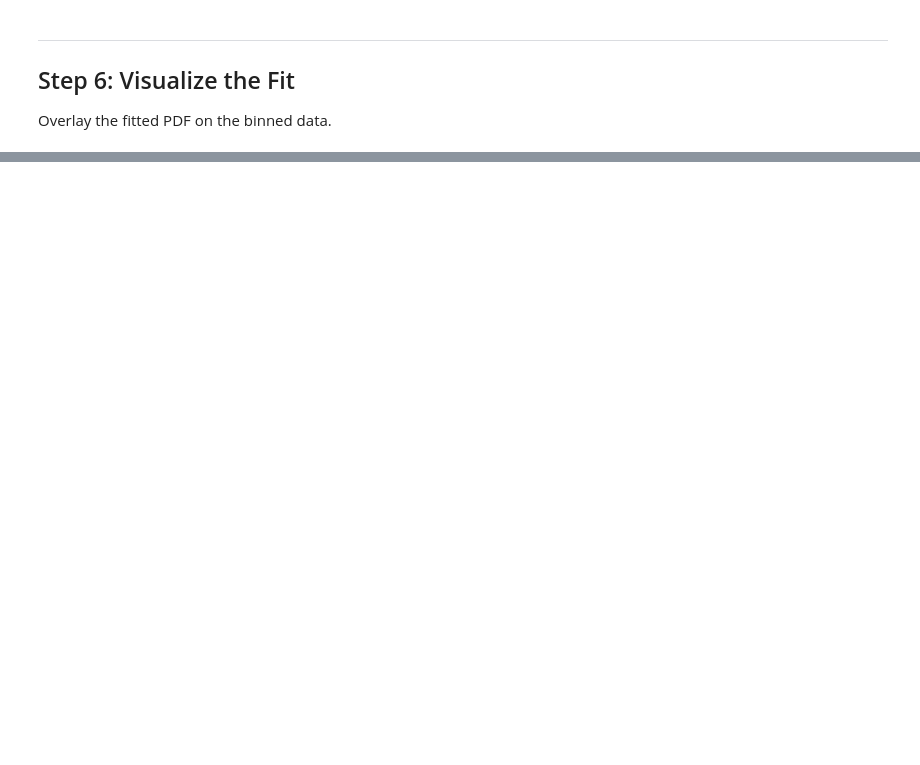
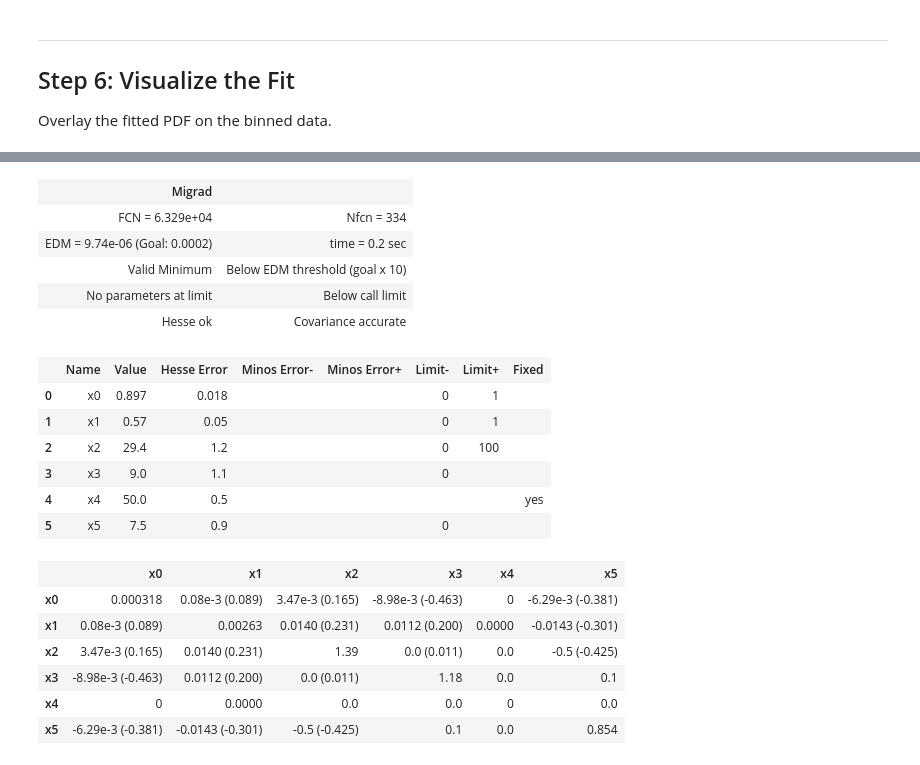
Before and after one commit to treywarner72/convolution, a Jupyter notebook: fitlib_demo.ipynb, the cells around one changed output, grey strips where cells are left out. Saved outputs shown, nothing was run; the diff lists cells and outputs as text; code cells hidden in the pictures; blank space fills up the shorter version.

```diff
--- a/fitlib_demo.ipynb
+++ b/fitlib_demo.ipynb
@@ -121,0 +139,2 @@ This example will showcase more complex methods
+# %%
+fit2 = fitlib.Fitter(data2, (0,100))
@@ -121,0 +143,36 @@ This example will showcase more complex methods
+# %%
+fit2.w1 = fitlib.f(0,1)
+fit2.w2 = fitlib.f(0,1)
+fit2.mu1 = fitlib.f(0,100)
+fit2.mu_diff = fitlib.f(50) # Remember, we know the possible range of differences for mu2
+# %%
+fit2.pdf = [
+    fitlib.Fit_function(lambda x, a: a/100, [fit2.w1]),
+    fitlib.Normal(n=fit2.w2*(1-fit2.w1), mu=fit2.mu1),
+    # just adding 50 would work too
+    fitlib.Normal(n=1-(fit2.w2*(1-fit2.w1) + fit2.w1), mu=fit2.mu1+fit2.mu_diff) # we seperate the mean into mean 1 and a mean difference
+    # this method of making sure weights add up to one is usually unnecessary. w1, w2, 1-w1-w2 works in most circumstances
+]
+# %%
+fit2.MLE()
+# %% [output]
+| Migrad |  |
+| FCN = 6.329e+04 | Nfcn = 334 |
+| EDM = 9.74e-06 (Goal: 0.0002) | time = 0.2 sec |
+| Valid Minimum | Below EDM threshold (goal x 10) |
+| No parameters at limit | Below call limit |
+| Hesse ok | Covariance accurate |
+|  | Name | Value | Hesse Error | Minos Error- | Minos Error+ | Limit- | Limit+ | Fixed |
+| 0 | x0 | 0.897 | 0.018 |  |  | 0 | 1 |  |
+| 1 | x1 | 0.57 | 0.05 |  |  | 0 | 1 |  |
+| 2 | x2 | 29.4 | 1.2 |  |  | 0 | 100 |  |
+| 3 | x3 | 9.0 | 1.1 |  |  | 0 |  |  |
+| 4 | x4 | 50.0 | 0.5 |  |  |  |  | yes |
+| 5 | x5 | 7.5 | 0.9 |  |  | 0 |  |  |
+|  | x0 | x1 | x2 | x3 | x4 | x5 |
+| x0 | 0.000318 | 0.08e-3 (0.089) | 3.47e-3 (0.165) | -8.98e-3 (-0.463) | 0 | -6.29e-3 (-0.381) |
+| x1 | 0.08e-3 (0.089) | 0.00263 | 0.0140 (0.231) | 0.0112 (0.200) | 0.0000 | -0.0143 (-0.301) |
+| x2 | 3.47e-3 (0.165) | 0.0140 (0.231) | 1.39 | 0.0 (0.011) | 0.0 | -0.5 (-0.425) |
+| x3 | -8.98e-3 (-0.463) | 0.0112 (0.200) | 0.0 (0.011) | 1.18 | 0.0 | 0.1 |
+| x4 | 0 | 0.0000 | 0.0 | 0.0 | 0 | 0.0 |
+| x5 | -6.29e-3 (-0.381) | -0.0143 (-0.301) | -0.5 (-0.425) | 0.1 | 0.0 | 0.854 |
```
Also changed, not shown: parts of 16 cells of this notebook, 2 other files.
